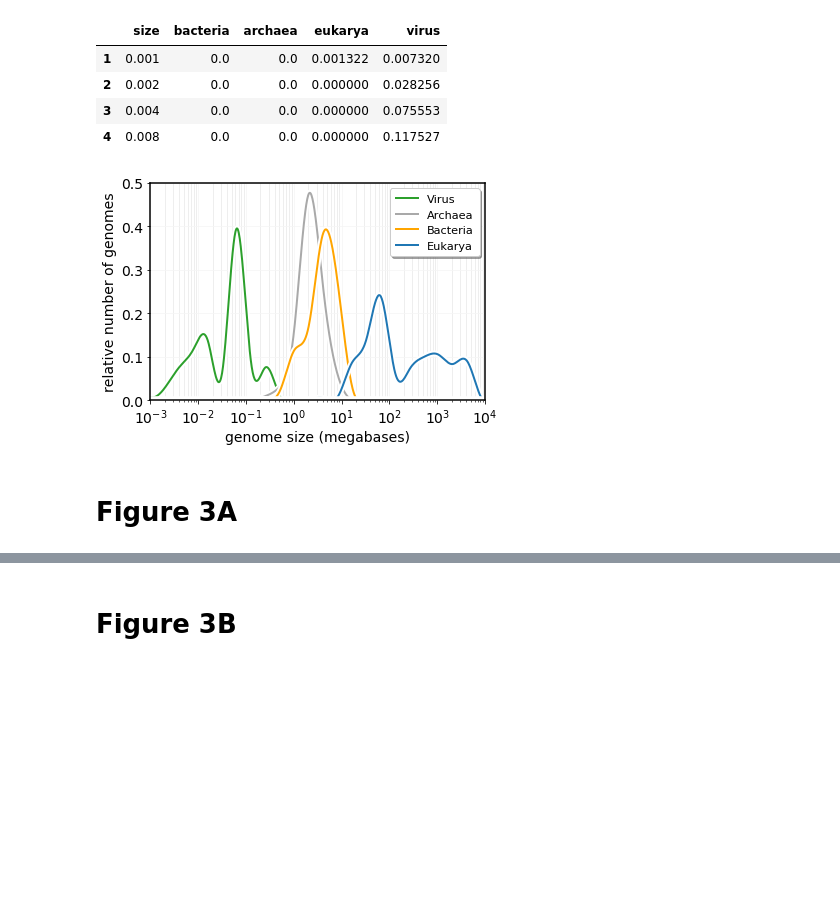
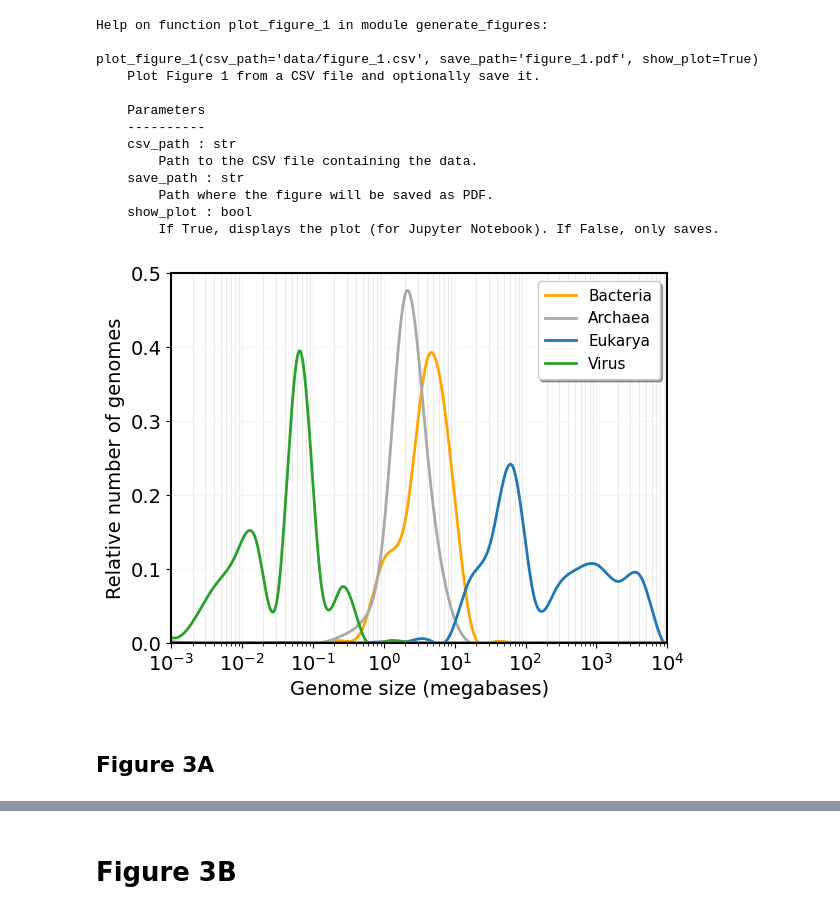
Before and after one commit to EnricoBorriello/Data-Visualization-Genetic-Control-Defaults, a Jupyter notebook: figures.ipynb, the cells around one changed output, grey strips where cells are left out. Cells and saved outputs as stored; diff of their text form; code cells hidden in the pictures; blank space fills up the shorter version.

```diff
--- a/figures.ipynb
+++ b/figures.ipynb
@@ -6,3 +0,0 @@ import matplotlib.pyplot as plt
-# %%
-import matplotlib as mpl
-mpl.rcParams['axes.linewidth'] = 1.5 #set the value globally
@@ -14,8 +4,0 @@ data = pd.read_csv('data_files/figure_1.csv',
-# %%
-data[:4]
-# %% [output]
-|  | size | bacteria | archaea | eukarya | virus |
-| 1 | 0.001 | 0.0 | 0.0 | 0.001322 | 0.007320 |
-| 2 | 0.002 | 0.0 | 0.0 | 0.000000 | 0.028256 |
-| 3 | 0.004 | 0.0 | 0.0 | 0.000000 | 0.075553 |
-| 4 | 0.008 | 0.0 | 0.0 | 0.000000 | 0.117527 |
@@ -37,50 +5,20 @@ vir_interp_lin_log = interp1d(size_log,vir_num,kind='cubic')
-# %%
-fig, ax = plt.subplots()
-plt.xscale('log')
-
-x = 10**np.arange(-3,5,.01)
-
-ybac = bac_interp_lin_log(np.log10(x))
-yarc = arc_interp_lin_log(np.log10(x))
-yeuk = euk_interp_lin_log(np.log10(x))
-yvir = vir_interp_lin_log(np.log10(x))
-
-plt.plot(x,yvir,label=None,linewidth=6,c='white') # decorative
-plt.plot(x,yvir,label='Virus',linewidth=2,color='tab:green')
-
-plt.plot(x,yarc,label=None,linewidth=6,c='white') # decorative
-plt.plot(x,yarc,label='Archaea',linewidth=2,c='darkgray')
-
-plt.plot(x,ybac,label=None,linewidth=6,color='white') # decorative
-plt.plot(x,ybac,label='Bacteria',linewidth=2,c='orange')
-
-plt.plot(x,yeuk,label=None,linewidth=6,color='white') # decorative
-plt.plot(x,yeuk,label='Eukarya',linewidth=2,color='tab:blue')
-
-
-plt.plot([10**(-3),10**4],[0,0],c='white',linewidth=7.6)
-
-plt.ylim(0.00,.5);
-plt.xlim(10**(-3),10**4)
-
-text_size = 14
-
-plt.xlabel('genome size (megabases)',size = 1.0*text_size)
-plt.ylabel('relative number of genomes',size = 1.0*text_size)
-
-plt.tick_params(axis=u'both', labelsize=text_size)
-
-# GRIDLINES
-ax.yaxis.grid(True, linestyle='-',c='whitesmoke')
-ax.xaxis.grid(True, linestyle='-',c='whitesmoke',)
-plt.grid(b=True, which='minor', color='#999999', linestyle='-', alpha=0.2);
-
-# LEGEND
-plt.legend(prop={"size":.8*text_size},fancybox=True, framealpha=1, shadow=True, borderpad=.5);
-
-# EXPORT
-plt.savefig("figure_1.pdf", bbox_inches = 'tight',pad_inches = .1,dpi=100)
-# %% [output]
-[figure, removed]
+# %%
+help(gf.plot_figure_1)
+gf.plot_figure_1()
+# %% [output]
+Help on function plot_figure_1 in module generate_figures:
+
+plot_figure_1(csv_path='data/figure_1.csv', save_path='figure_1.pdf', show_plot=True)
+    Plot Figure 1 from a CSV file and optionally save it.
+
+    Parameters
+    ----------
+    csv_path : str
+        Path to the CSV file containing the data.
+    save_path : str
+        Path where the figure will be saved as PDF.
+    show_plot : bool
+        If True, displays the plot (for Jupyter Notebook). If False, only saves.
+[figure, added]
 # %% [markdown]
-# Figure 3A
+## Figure 3A
```
Also changed, not shown: parts of 50 cells of this notebook, 2 other files.
